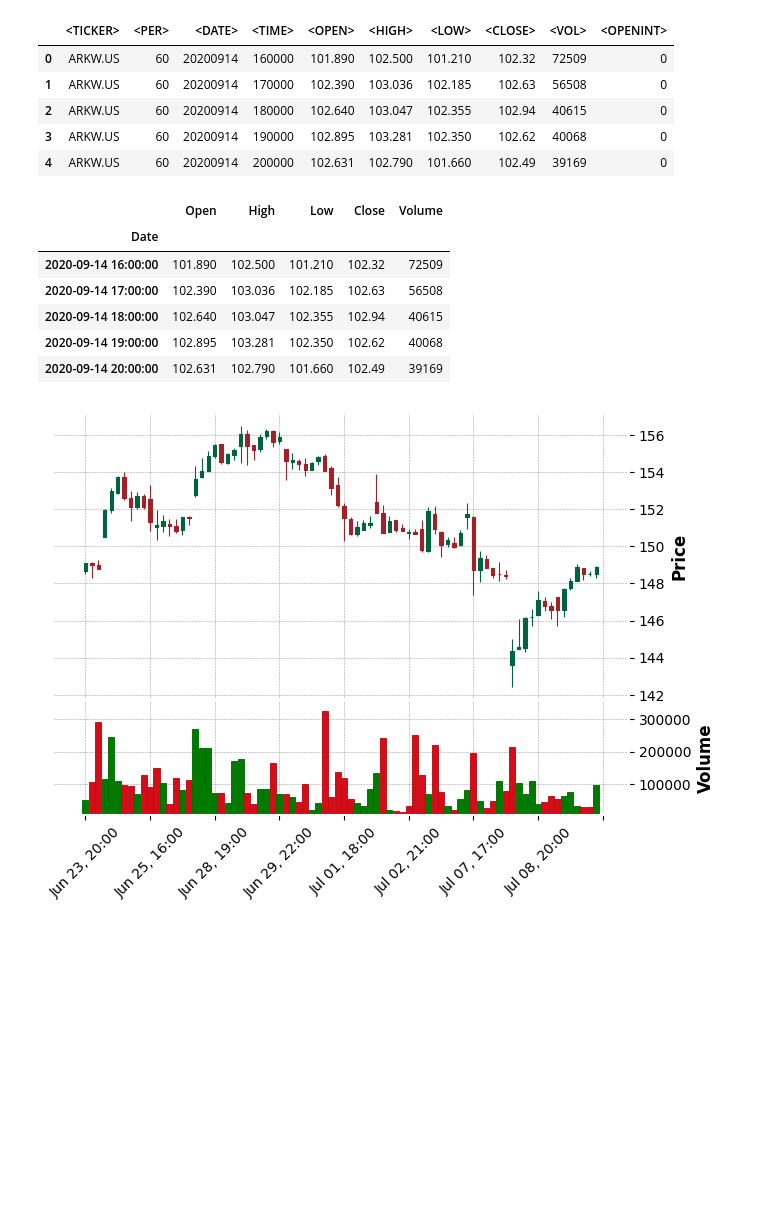
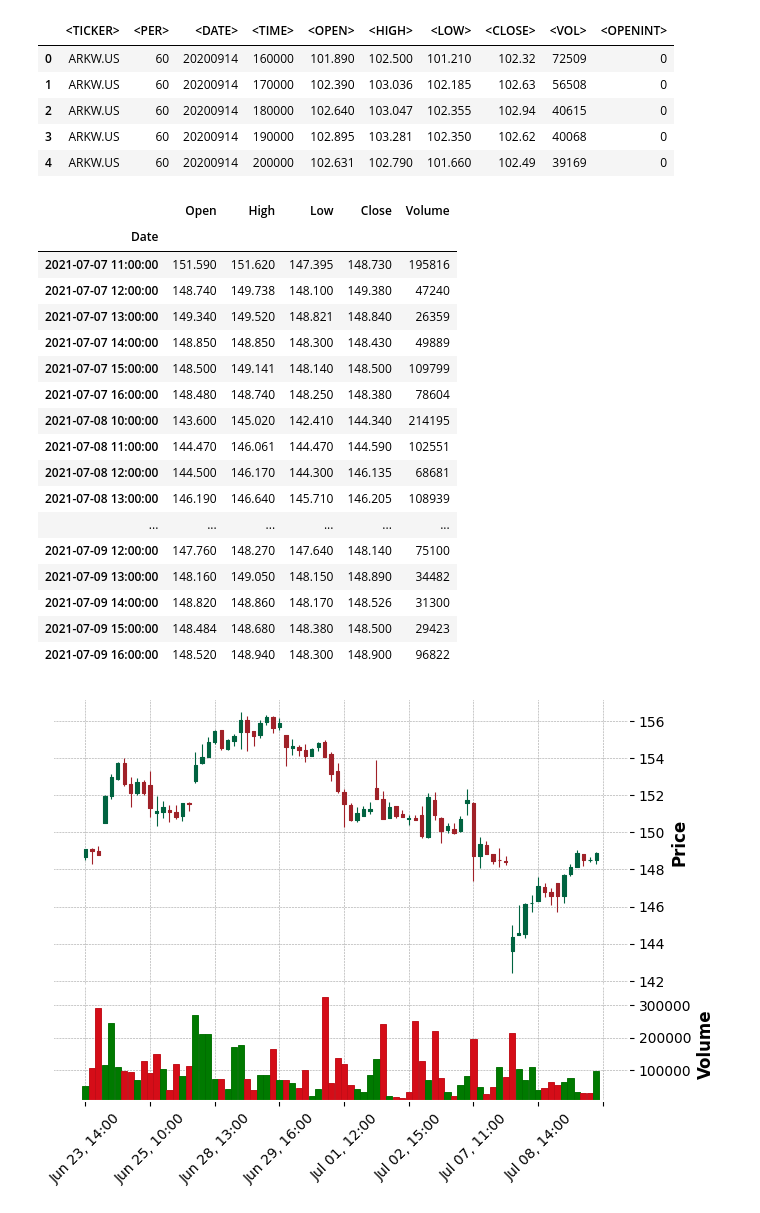
Before and after one commit to rreece/statistics-notebooks, a Jupyter notebook: notebooks/investment-plots.ipynb, the cells around one changed output. Cells and saved outputs as stored; diff of their text form; code cells hidden in the pictures; blank space fills up the shorter version.

```diff
--- a/notebooks/investment-plots.ipynb
+++ b/notebooks/investment-plots.ipynb
@@ -28,7 +28,7 @@ def calc_date_str(x):
     year = np.floor(x['<DATE>'] / 10000)
     month = np.floor((x['<DATE>'] % 10000) / 100)
     day = np.floor((x['<DATE>'] % 100))
-    hours = np.floor(x['<TIME>'] / 10000)
+    hours = np.floor(x['<TIME>'] / 10000) - 6.0
     minutes = np.floor((x['<TIME>'] % 10000) / 100)
     seconds = np.floor((x['<TIME>'] % 100))
     s = '%i-%02i-%02i %02i:%02i:%02i' % (year, month, day, hours, minutes, seconds)
@@ -47,12 +47,23 @@ def clean_stooq_df(df):
 # %%
 df = clean_stooq_df(arkw)
 # %%
-df.head()
+df.tail(20)
 # %% [output]
 |  | Open | High | Low | Close | Volume |
 | Date |  |  |  |  |  |
-| 2020-09-14 16:00:00 | 101.890 | 102.500 | 101.210 | 102.32 | 72509 |
-| 2020-09-14 17:00:00 | 102.390 | 103.036 | 102.185 | 102.63 | 56508 |
-| 2020-09-14 18:00:00 | 102.640 | 103.047 | 102.355 | 102.94 | 40615 |
-| 2020-09-14 19:00:00 | 102.895 | 103.281 | 102.350 | 102.62 | 40068 |
-| 2020-09-14 20:00:00 | 102.631 | 102.790 | 101.660 | 102.49 | 39169 |
+| 2021-07-07 11:00:00 | 151.590 | 151.620 | 147.395 | 148.730 | 195816 |
+| 2021-07-07 12:00:00 | 148.740 | 149.738 | 148.100 | 149.380 | 47240 |
+| 2021-07-07 13:00:00 | 149.340 | 149.520 | 148.821 | 148.840 | 26359 |
+| 2021-07-07 14:00:00 | 148.850 | 148.850 | 148.300 | 148.430 | 49889 |
+| 2021-07-07 15:00:00 | 148.500 | 149.141 | 148.140 | 148.500 | 109799 |
+| 2021-07-07 16:00:00 | 148.480 | 148.740 | 148.250 | 148.380 | 78604 |
+| 2021-07-08 10:00:00 | 143.600 | 145.020 | 142.410 | 144.340 | 214195 |
+| 2021-07-08 11:00:00 | 144.470 | 146.061 | 144.470 | 144.590 | 102551 |
+| 2021-07-08 12:00:00 | 144.500 | 146.170 | 144.300 | 146.135 | 68681 |
+| 2021-07-08 13:00:00 | 146.190 | 146.640 | 145.710 | 146.205 | 108939 |
+| ... | ... | ... | ... | ... | ... |
+| 2021-07-09 12:00:00 | 147.760 | 148.270 | 147.640 | 148.140 | 75100 |
+| 2021-07-09 13:00:00 | 148.160 | 149.050 | 148.150 | 148.890 | 34482 |
+| 2021-07-09 14:00:00 | 148.820 | 148.860 | 148.170 | 148.526 | 31300 |
+| 2021-07-09 15:00:00 | 148.484 | 148.680 | 148.380 | 148.500 | 29423 |
+| 2021-07-09 16:00:00 | 148.520 | 148.940 | 148.300 | 148.900 | 96822 |
```
Also changed, not shown: parts of 4 cells of this notebook, 1 other file.
